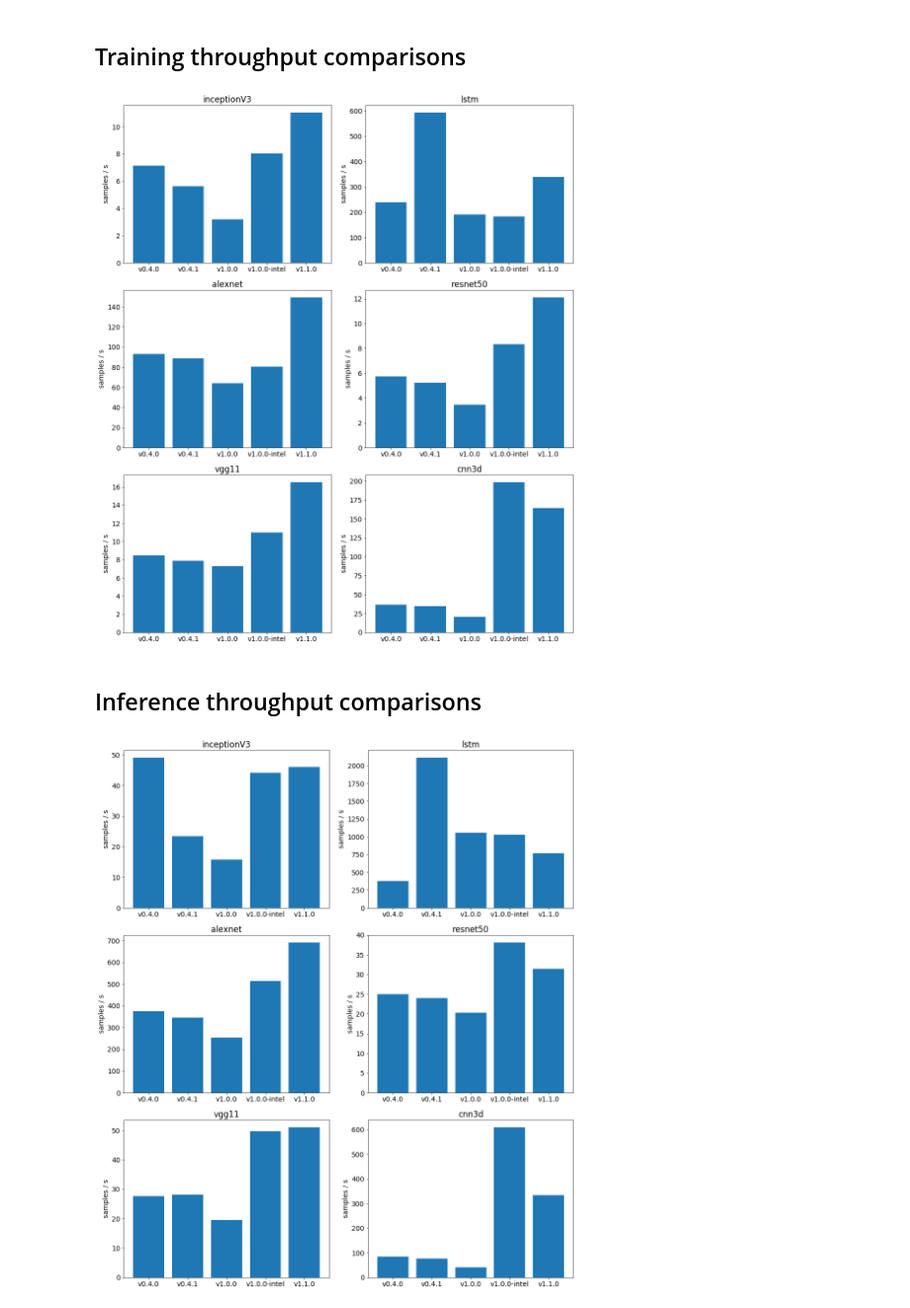
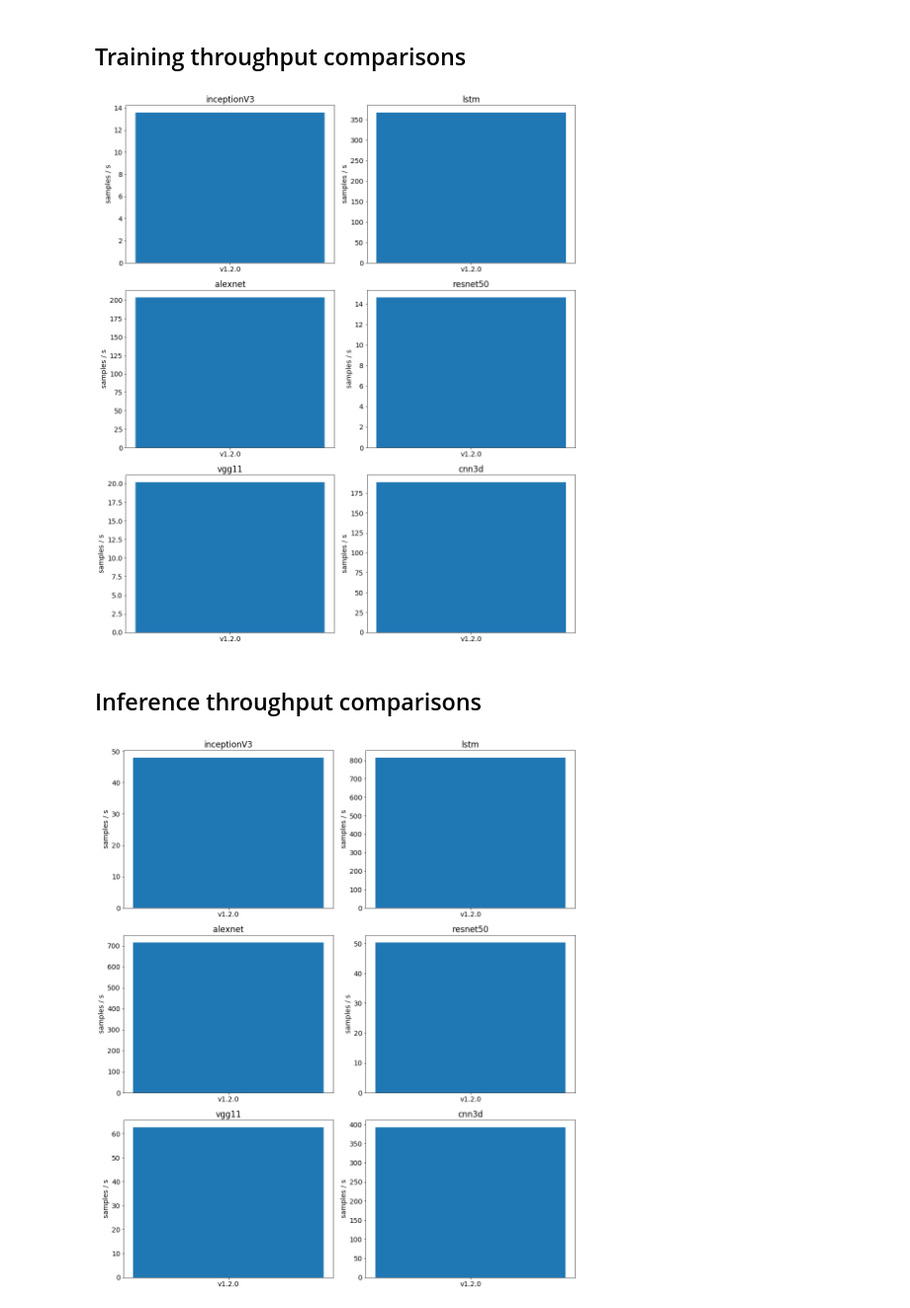
Before and after one commit to sparticlesteve/pytorch-benchmarks, a Jupyter notebook: notebooks/SoftwareAnalysis.ipynb, the cells around one changed output. Shown at 99% size. Drawn from its saved outputs; the diff is of its cells as text; code cells hidden in the pictures.

```diff
--- a/notebooks/SoftwareAnalysis.ipynb
+++ b/notebooks/SoftwareAnalysis.ipynb
@@ -39,12 +17,0 @@ versions = ['v0.4.0', 'v0.4.1', 'v1.0.0', 'v1.0.0-intel', 'v1.1.0']
-# %%
-results = []
-for version in versions:
-    models = os.listdir(os.path.join(benchmark_dir, version))
-    for model in models:
-        log_file = os.path.join(benchmark_dir, version, model, 'out.log')
-        if not os.path.exists(log_file):
-            log_file = os.path.join(benchmark_dir, version, model, 'out_0.log')
-        result = parse_log(log_file)
-        result.update(version=version, model=model)
-        results.append(result)
-results = pd.DataFrame(results)
@@ -70,0 +18,4 @@ results
+# %%
+results_files = glob.glob('/global/cscratch1/sd/sfarrell/pytorch-benchmarks/hsw-*-n1/results.txt')
+
+results_files
@@ -70,0 +24,5 @@ results
+# %%
+results = [pd.read_csv(f, delim_whitespace=True) for f in results_files]
+results = pd.concat(results, ignore_index=True)
+
+results
@@ -85,20 +51,20 @@ for i, model in enumerate(models):
 
 plt.tight_layout()
 # %% [output]
-[figure, old version]
+[figure, new version]
 # %% [markdown]
 ## Inference throughput comparisons
 # %%
 fig, axs = plt.subplots(nrows=3, ncols=2, figsize=(14, 16))
 axs = axs.flatten()
 
 for i, model in enumerate(models):
     ax = axs[i]
     model_results = results[results.model == model]
-    ax.bar(model_results.version, model_results.valid_rate)
+    ax.bar(model_results.version, model_results.inference_rate)
     ax.set_title(model)
     ax.set_ylabel('samples / s')
 
 plt.tight_layout()
 # %% [output]
-[figure, old version]
+[figure, new version]
```
Also changed, not shown: parts of 6 cells of this notebook, 2 other files.
